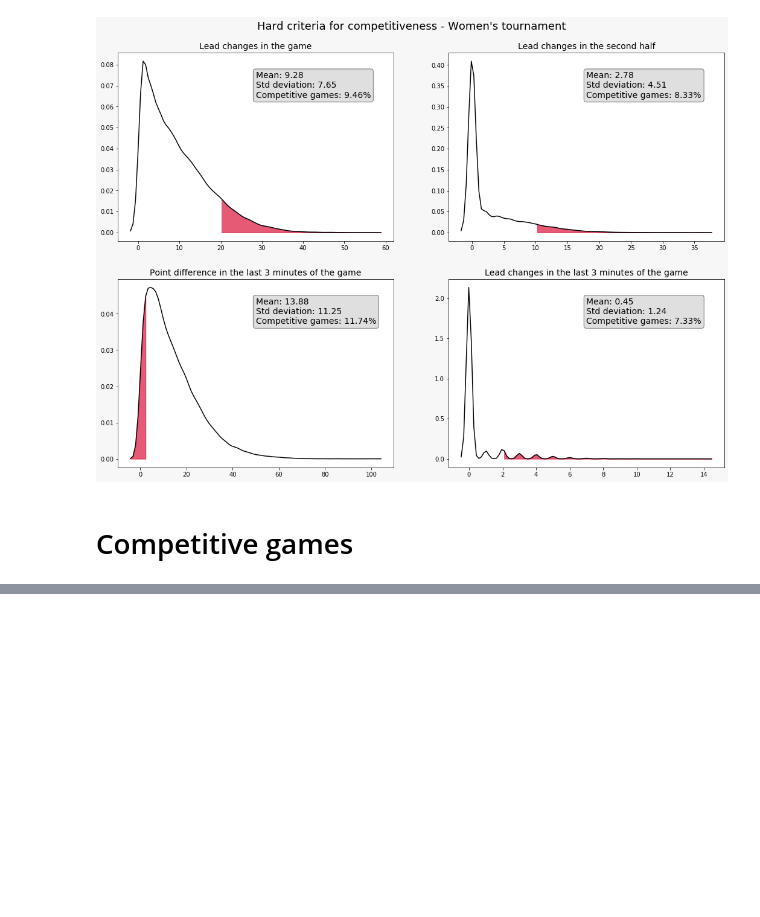
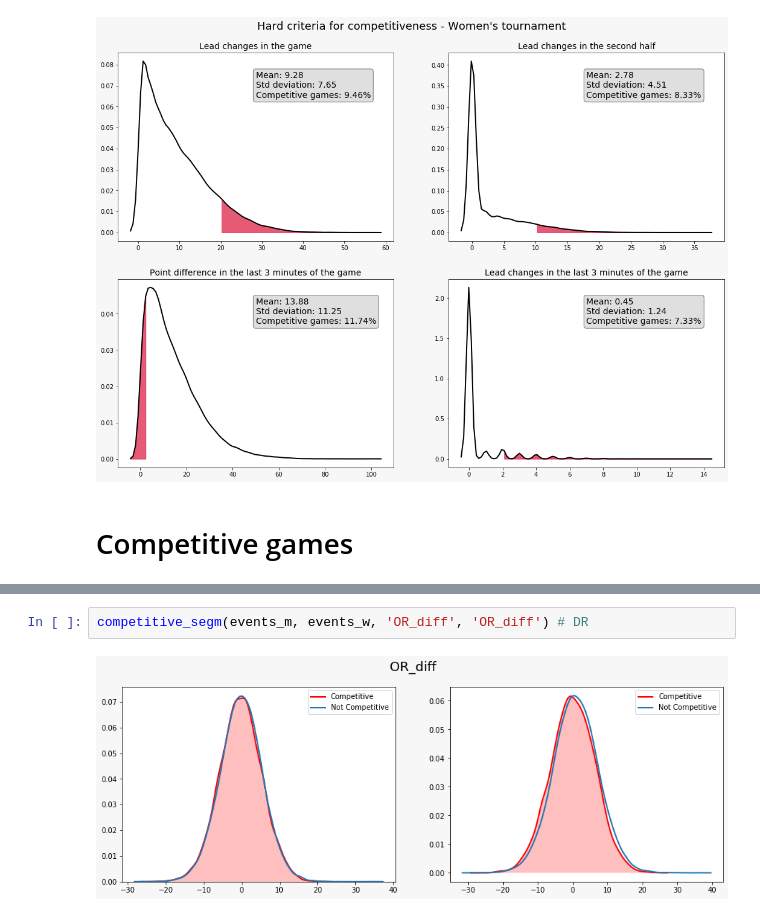
Before and after one commit to lucabasa/kaggle_competitions, a Jupyter notebook: marc_madness/09_eda_competitive.ipynb, the cells around one changed output, grey strips where cells are left out. Saved outputs shown, nothing was run; the diff lists cells and outputs as text; blank space fills up the shorter version.

```diff
--- a/marc_madness/09_eda_competitive.ipynb
+++ b/marc_madness/09_eda_competitive.ipynb
@@ -117,0 +158,4 @@ events_m.head()
+# %%
+competitive_segm(events_m, events_w, 'OR_diff', 'OR_diff') # DR
+# %% [output]
+[figure, added]
```
Also changed, not shown: parts of 19 cells of this notebook.
